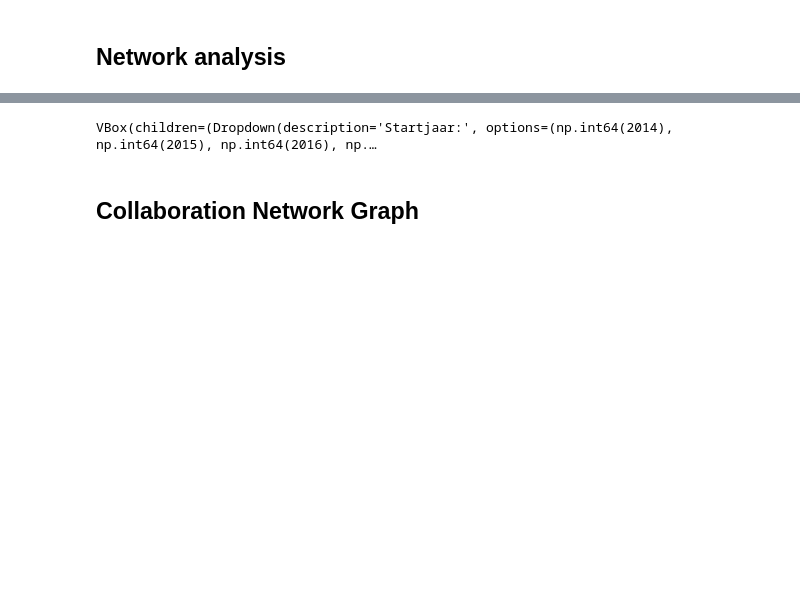
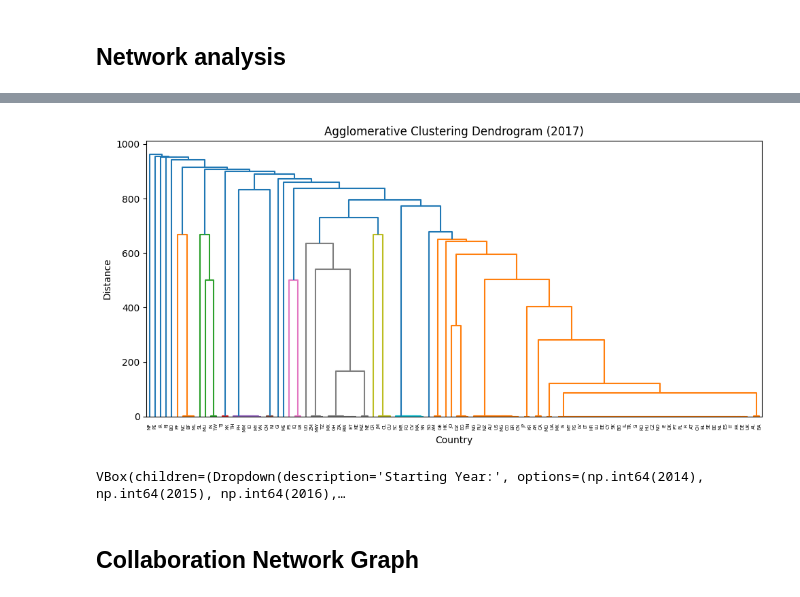
Before and after one commit to mariejatsun/Modern-Data-Analytics-, a Jupyter notebook: analyze.ipynb, the cells around one changed output, grey strips where cells are left out. Drawn from its saved outputs; the diff is of its cells as text; code cells hidden in the pictures; blank space fills up the shorter version.

```diff
--- a/analyze.ipynb
+++ b/analyze.ipynb
@@ -620,3 +836,22 @@ def country_network_matrices(df, id_col='projectID', country_col='country'):
+# %%
+# Prepare dissimilarity matrix for the selected year
+project_ids = df_project[df_project['startYear'] == selected_year]['id']
+df_filtered_org = df_organization[df_organization['projectID'].isin(project_ids)]
+_, dissimilarity_df = country_network_matrices_nonisolated(df_filtered_org)
+
+# Convert to condensed distance matrix for linkage
+dissimilarity_condensed = squareform(dissimilarity_df.values, checks=False)
+Z = linkage(dissimilarity_condensed, method='average')
+
+plt.figure(figsize=(10, 5))
+dendrogram(Z, labels=dissimilarity_df.index.tolist(), leaf_rotation=90)
+plt.title(f'Agglomerative Clustering Dendrogram ({selected_year})')
+plt.xlabel('Country')
+plt.ylabel('Distance')
+plt.tight_layout()
+plt.show()
+# %% [output]
+[figure, added]
 # %%
 # Functie om ISO2 → ISO3 om te zetten
 def iso2_to_iso3(code: str) -> str | None:
@@ -672,7 +907,8 @@ def cluster_projects_for_year(selected_year: int, method: str) -> list:
 
     clusterers = {
         "K-means":   KMeans(n_clusters=5, n_init="auto", random_state=42),
-        "Spectral":  SpectralClustering(n_clusters=5, affinity="precomputed", random_state=42),
+        "HDBSCAN":   hdbscan.HDBSCAN(metric='precomputed', min_cluster_size=2),
+        "Agglomerative": AgglomerativeClustering(n_clusters=5, metric="precomputed", linkage="single"),
     }
 
     figs = []
@@ -693,13 +929,13 @@ available_years = sorted(df_combined['startDate'].dt.year.dropna().unique().asty
 dropdown_year = Dropdown(
     options=available_years,
     value=available_years[0],
-    description='Startjaar:'
+    description='Starting Year:'
 )
 
 dropdown_method = Dropdown(
-    options=['K-means', 'Spectral'],
+    options=['K-means', 'HDBSCAN', 'Agglomerative'],
     value='K-means',
-    description='Methode:'
+    description='Method:'
 )
 
 out = Output()
@@ -714,7 +950,7 @@ def update_plot(change=None):
             for fig in figs:
                 display(HTML(fig.to_html(include_plotlyjs='cdn')))
         else:
-            print("Geen projecten gevonden voor dit jaar.")
+            print("No projects found for the selected year or method.")
 
 dropdown_year.observe(update_plot, names='value')
 dropdown_method.observe(update_plot, names='value')
@@ -726,7 +962,7 @@ with out:
     for fig in initial_figs:
         display(HTML(fig.to_html(include_plotlyjs='cdn')))
 # %% [output]
-VBox(children=(Dropdown(description='Startjaar:', options=(np.int64(2014), np.int64(2015), np.int64(2016), np.…
+VBox(children=(Dropdown(description='Starting Year:', options=(np.int64(2014), np.int64(2015), np.int64(2016),…
 # %% [markdown]
 ## Collaboration Network Graph
 # %%
```
Also changed, not shown: parts of 11 cells of this notebook, 1 other file.
